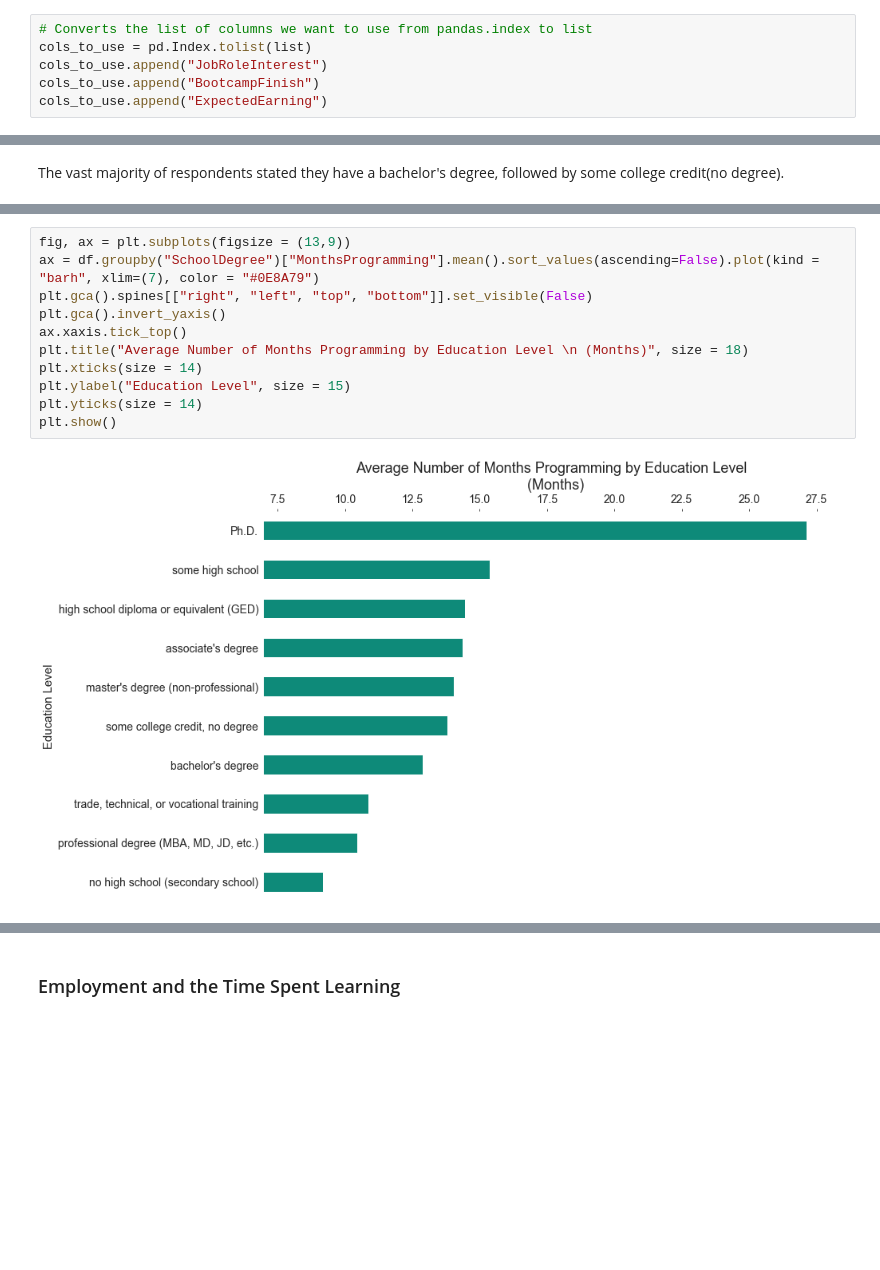
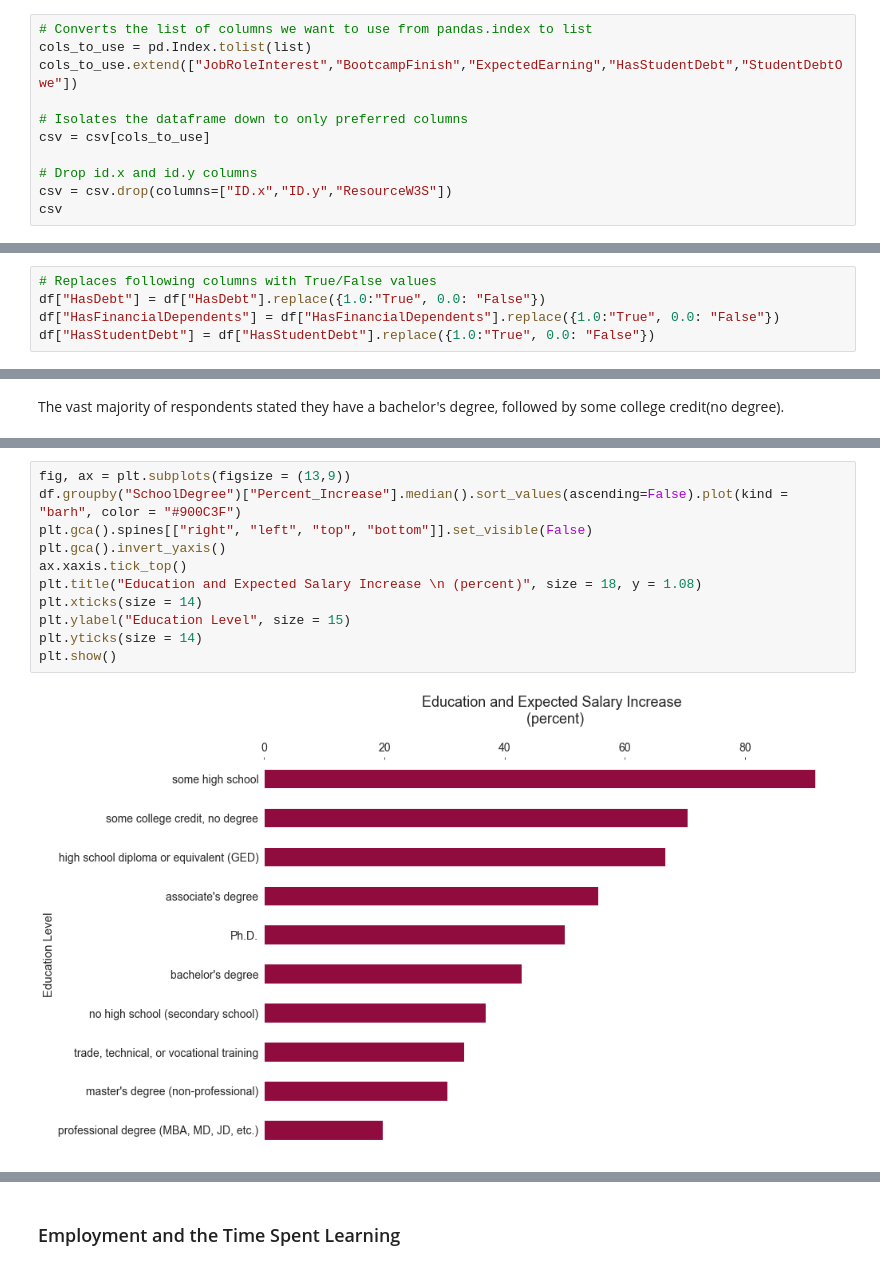
Before and after one commit to paul-trood/Portfolio-Best_Markets_for_Advertising, a Jupyter notebook: coding_survey.ipynb, the cells around one changed output, grey strips where cells are left out. Drawn from its saved outputs; the diff is of its cells as text; blank space fills up the shorter version.

```diff
--- a/coding_survey.ipynb
+++ b/coding_survey.ipynb
@@ -181,6 +181,11 @@ Length: 63, dtype: float64
 # %%
 # Converts the list of columns we want to use from pandas.index to list
 cols_to_use = pd.Index.tolist(list)
-cols_to_use.append("JobRoleInterest")
-cols_to_use.append("BootcampFinish")
-cols_to_use.append("ExpectedEarning")
+cols_to_use.extend(["JobRoleInterest","BootcampFinish","ExpectedEarning","HasStudentDebt","StudentDebtOwe"])
+
+# Isolates the dataframe down to only preferred columns
+csv = csv[cols_to_use]
+
+# Drop id.x and id.y columns
+csv = csv.drop(columns=["ID.x","ID.y","ResourceW3S"])
+csv
@@ -687,0 +606,5 @@ df = four_countries[four_countries["Monthly_spending"] <= 4000].reset_index(drop
+# %%
+# Replaces following columns with True/False values
+df["HasDebt"] = df["HasDebt"].replace({1.0:"True", 0.0: "False"})
+df["HasFinancialDependents"] = df["HasFinancialDependents"].replace({1.0:"True", 0.0: "False"})
+df["HasStudentDebt"] = df["HasStudentDebt"].replace({1.0:"True", 0.0: "False"})
@@ -914,13 +914,13 @@ plt.show()
 # %%
 fig, ax = plt.subplots(figsize = (13,9))
-ax = df.groupby("SchoolDegree")["MonthsProgramming"].mean().sort_values(ascending=False).plot(kind = "barh", xlim=(7), color = "#0E8A79")
+df.groupby("SchoolDegree")["Percent_Increase"].median().sort_values(ascending=False).plot(kind = "barh", color = "#900C3F")
 plt.gca().spines[["right", "left", "top", "bottom"]].set_visible(False)
 plt.gca().invert_yaxis()
 ax.xaxis.tick_top()
-plt.title("Average Number of Months Programming by Education Level \n (Months)", size = 18)
+plt.title("Education and Expected Salary Increase \n (percent)", size = 18, y = 1.08)
 plt.xticks(size = 14)
 plt.ylabel("Education Level", size = 15)
 plt.yticks(size = 14)
 plt.show()
 # %% [output]
-[figure, old version]
+[figure, new version]
```
Also changed, not shown: parts of 91 cells of this notebook.
